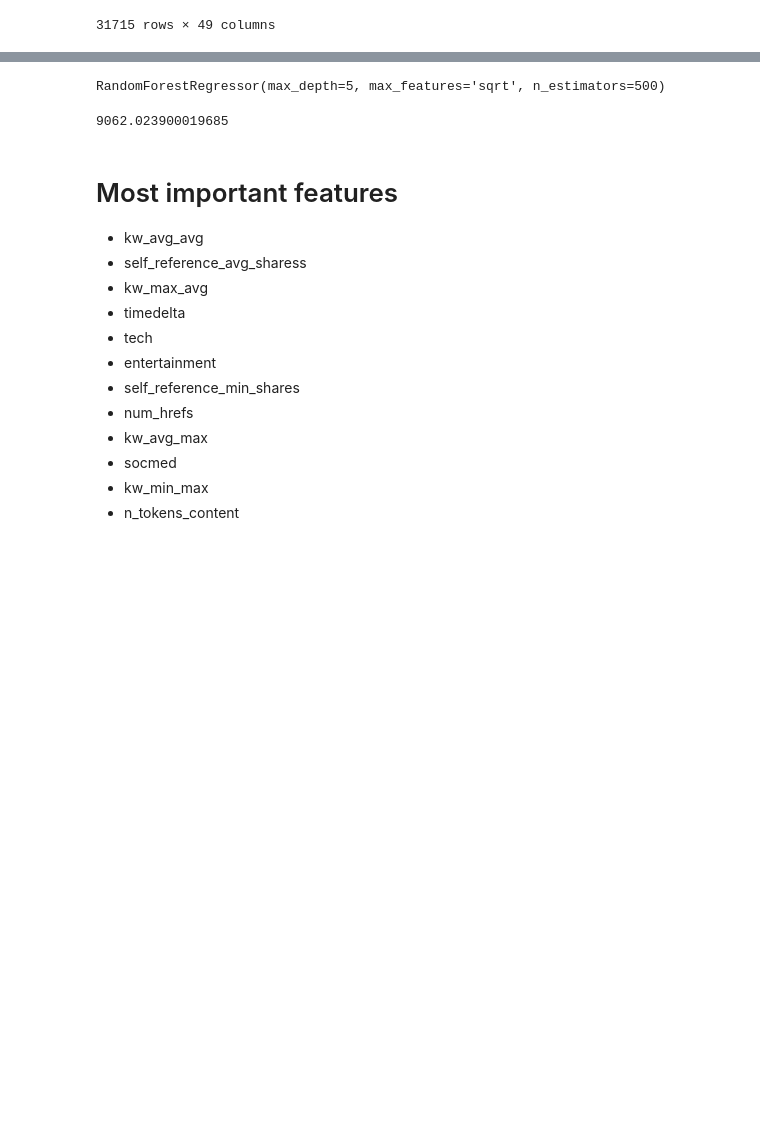
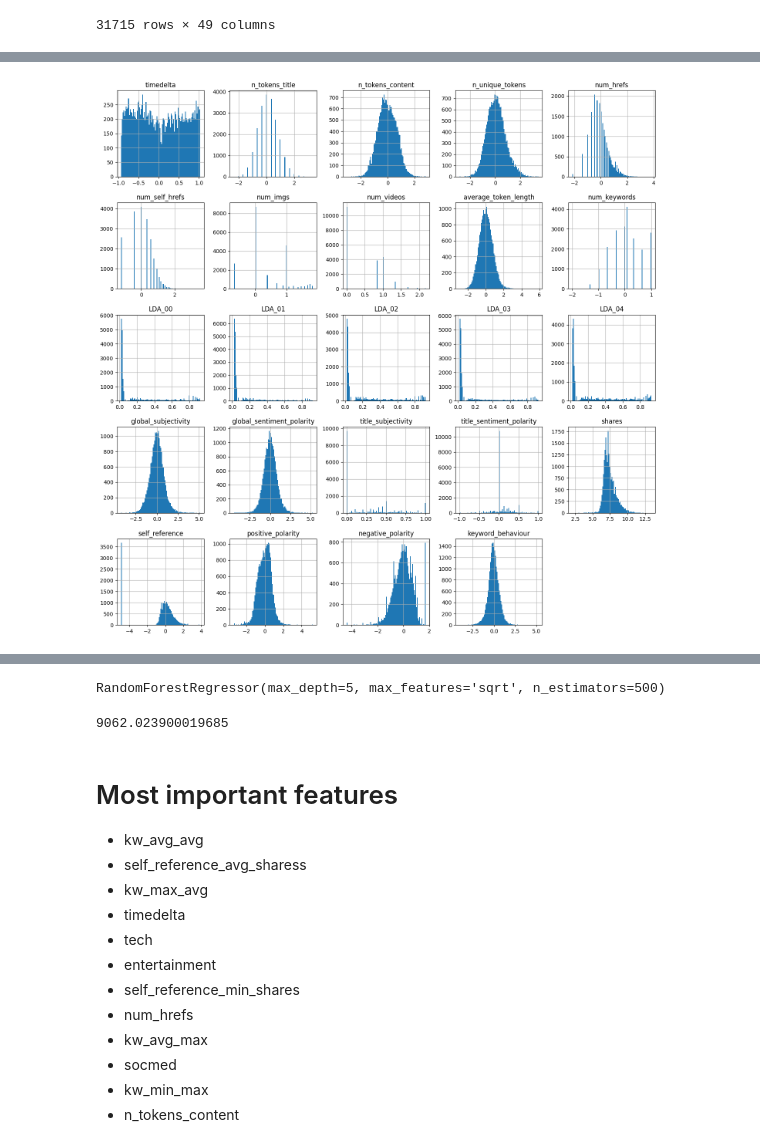
Before and after one commit to Mattizza/DSL-Online-News-Popularity, a Jupyter notebook: giugno.ipynb, the cells around one changed output, grey strips where cells are left out. Saved outputs shown, nothing was run; the diff lists cells and outputs as text; code cells hidden in the pictures; blank space fills up the shorter version.

```diff
--- a/giugno.ipynb
+++ b/giugno.ipynb
@@ -447,0 +487,4 @@ df.describe()
+# %%
+_ = df.hist(figsize = (18, 18), bins = 100)
+# %% [output]
+[figure, added]
```
Also changed, not shown: parts of 22 cells of this notebook.
